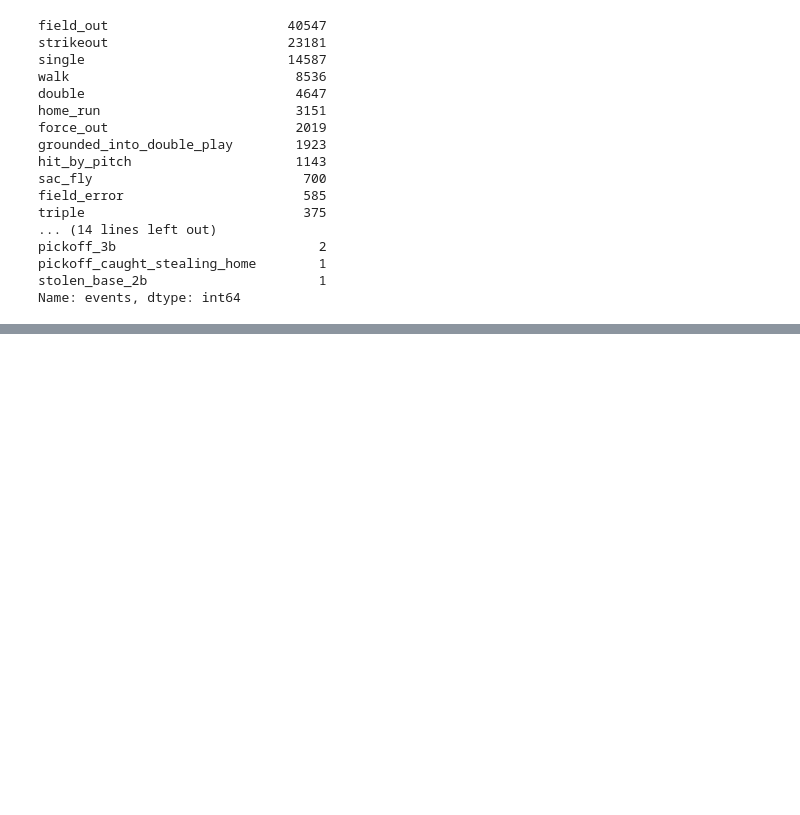
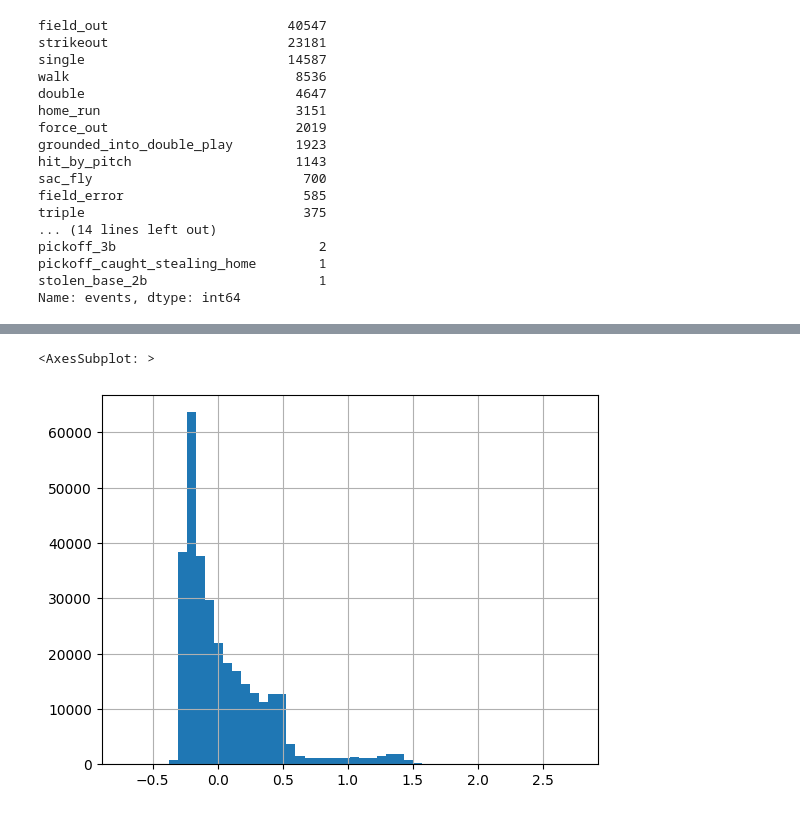
Before and after one commit to sam-walsh/sxwOBA, a Jupyter notebook: notebooks/run_values.ipynb, the cells around one changed output, grey strips where cells are left out. Drawn from its saved outputs; the diff is of its cells as text; code cells hidden in the pictures; blank space fills up the shorter version.

```diff
--- a/notebooks/run_values.ipynb
+++ b/notebooks/run_values.ipynb
@@ -6,3 +6,9 @@ import os
 base_dir = 'C:/Users/wampl/sxwOBA/'
 # %%
 df = pd.read_csv(os.path.join(base_dir, 'statcast_data', '2023.csv'))
+# %%
+bbe_2021 = pd.read_csv(os.path.join(base_dir, 'statcast_data', 'bbe', 'bbe_2021.csv'))
+bbe_2022 = pd.read_csv(os.path.join(base_dir, 'statcast_data', 'bbe', 'bbe_2022.csv'))
+bbe_2023 = pd.read_csv(os.path.join(base_dir, 'statcast_data', 'bbe', 'bbe_2023.csv'))
+
+bbe_all = pd.concat([bbe_2021, bbe_2022, bbe_2023])
@@ -8,0 +36,2 @@ df = pd.read_csv(os.path.join(base_dir, 'statcast_data', '2023.csv'))
+# %%
+bbe_all = bbe_all.dropna(subset=['delta_run_exp'])
@@ -30,0 +233,2 @@ df.loc[df['description']=='hit_into_play', 'events'].value_counts()
+# %%
+bbe_result = train_model(2023, bbe_all, target='delta_run_exp')
@@ -30,0 +252,5 @@ df.loc[df['description']=='hit_into_play', 'events'].value_counts()
+# %%
+bbe_result['sxwOBA'].hist(bins=50)
+# %% [output]
+<AxesSubplot: >
+[figure, added]
```
Also changed, not shown: parts of 17 cells of this notebook, 1 other file.
